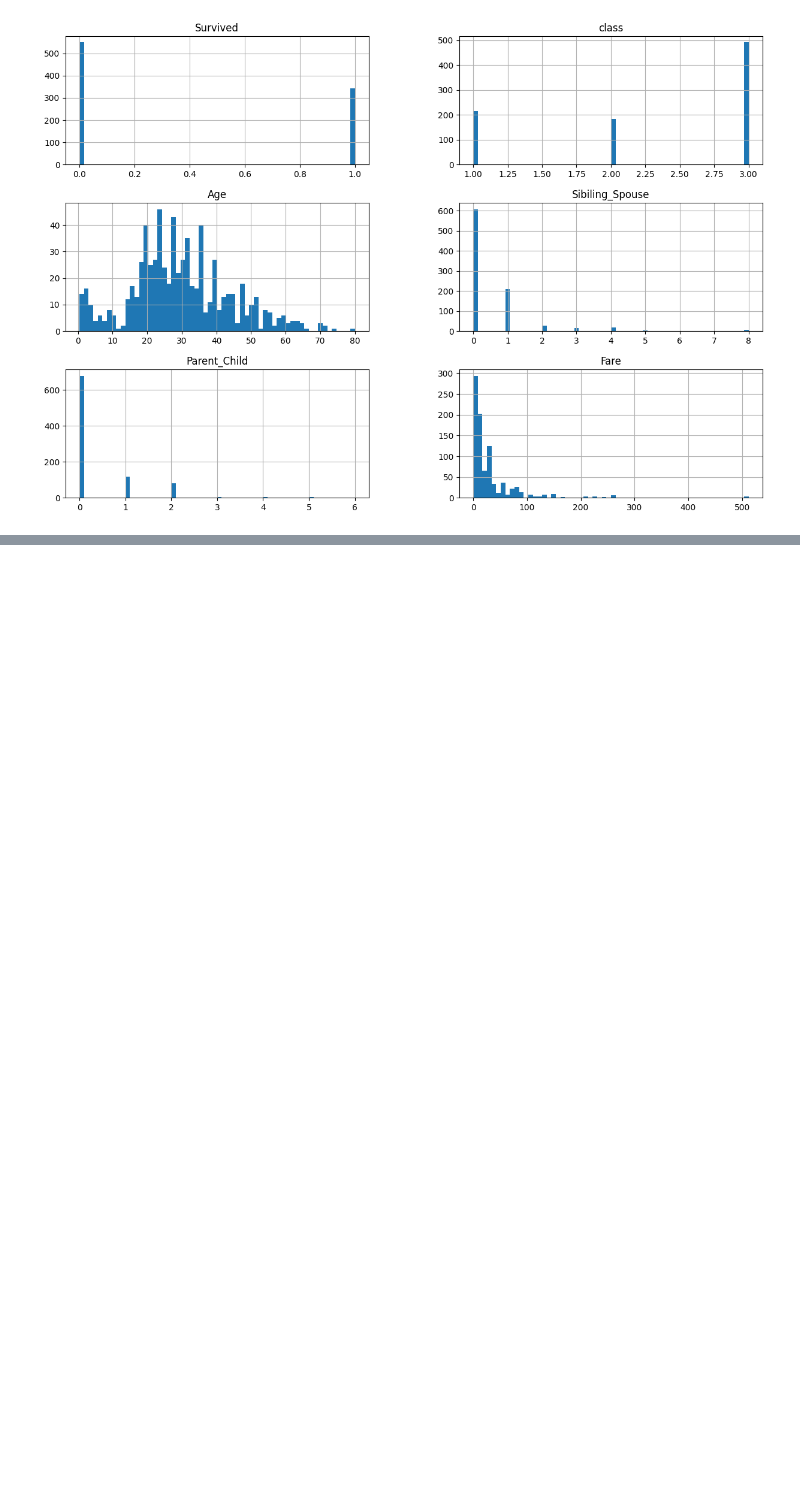
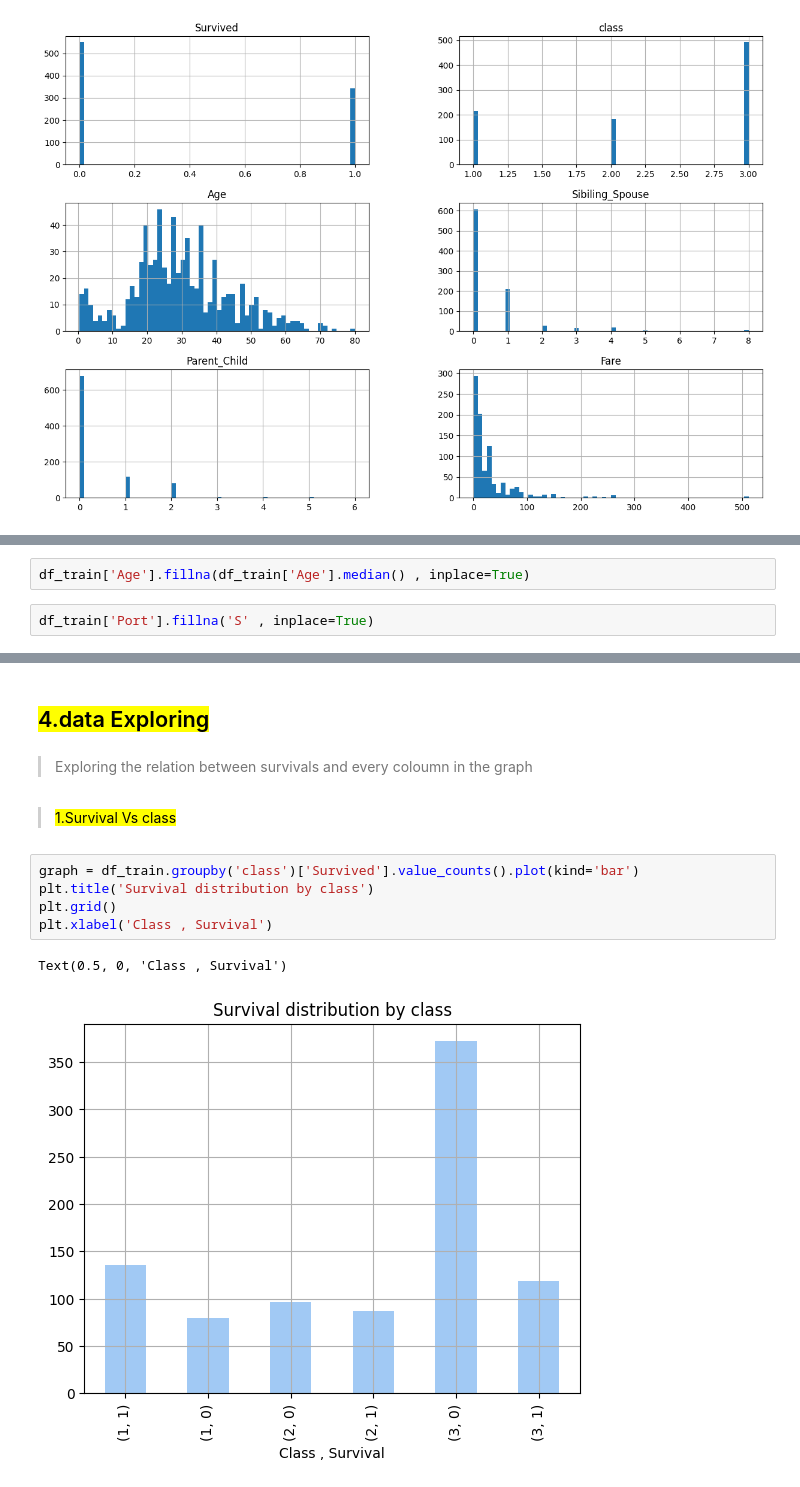
Before and after one commit to mtheggi/Titanic-Survival-Prediction, a Jupyter notebook: Titanic_Survival_Prediction.ipynb, the cells around one changed output, grey strips where cells are left out. Drawn from its saved outputs; the diff is of its cells as text; blank space fills up the shorter version.

```diff
--- a/Titanic_Survival_Prediction.ipynb
+++ b/Titanic_Survival_Prediction.ipynb
@@ -153,0 +164,4 @@ array([[<Axes: title={'center': 'Survived'}>,
+# %%
+df_train['Age'].fillna(df_train['Age'].median() , inplace=True)
+# %%
+df_train['Port'].fillna('S' , inplace=True)
@@ -153,0 +180,14 @@ array([[<Axes: title={'center': 'Survived'}>,
+# %% [markdown]
+## <mark>4.data Exploring </mark>
+# %% [markdown]
+>Exploring the relation between survivals and every coloumn in the graph
+# %% [markdown]
+><mark>1.Survival Vs class </mark>
+# %%
+graph = df_train.groupby('class')['Survived'].value_counts().plot(kind='bar')
+plt.title('Survival distribution by class')
+plt.grid()
+plt.xlabel('Class , Survival')
+# %% [output]
+Text(0.5, 0, 'Class , Survival')
+[figure, added]
```
Also changed, not shown: parts of 14 cells of this notebook.
